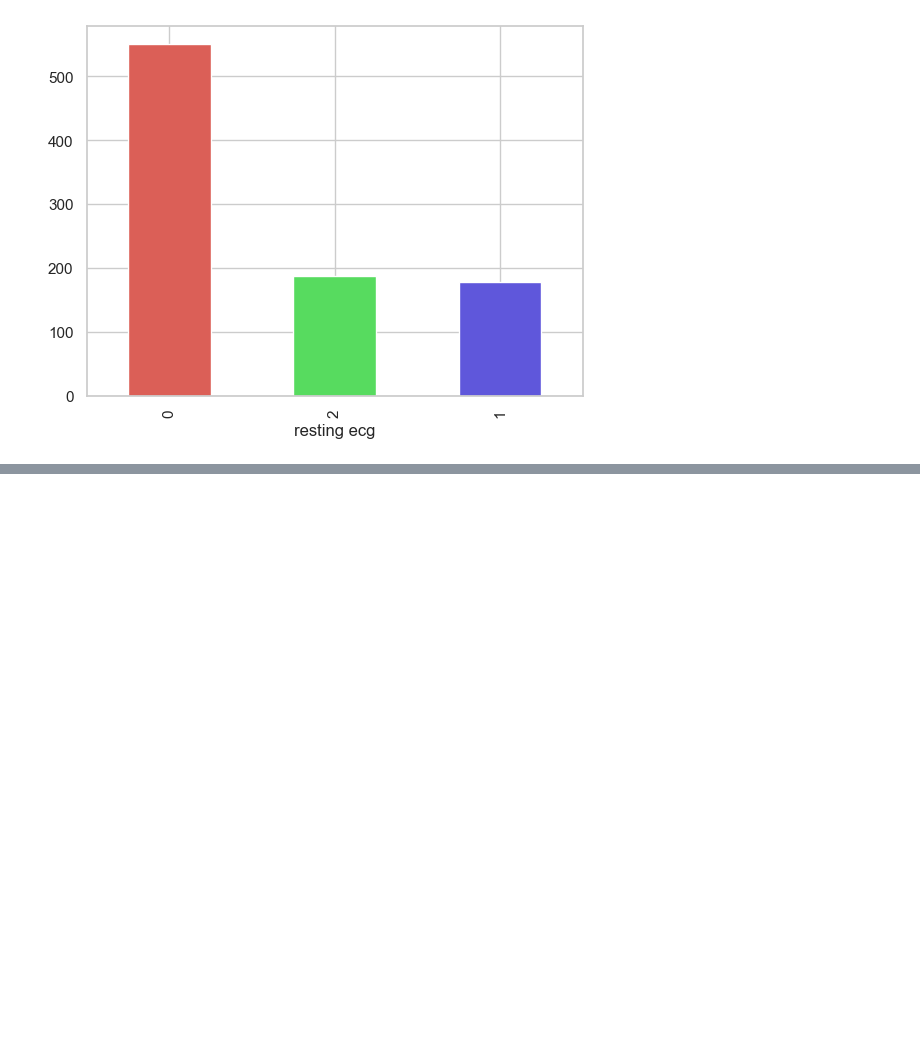
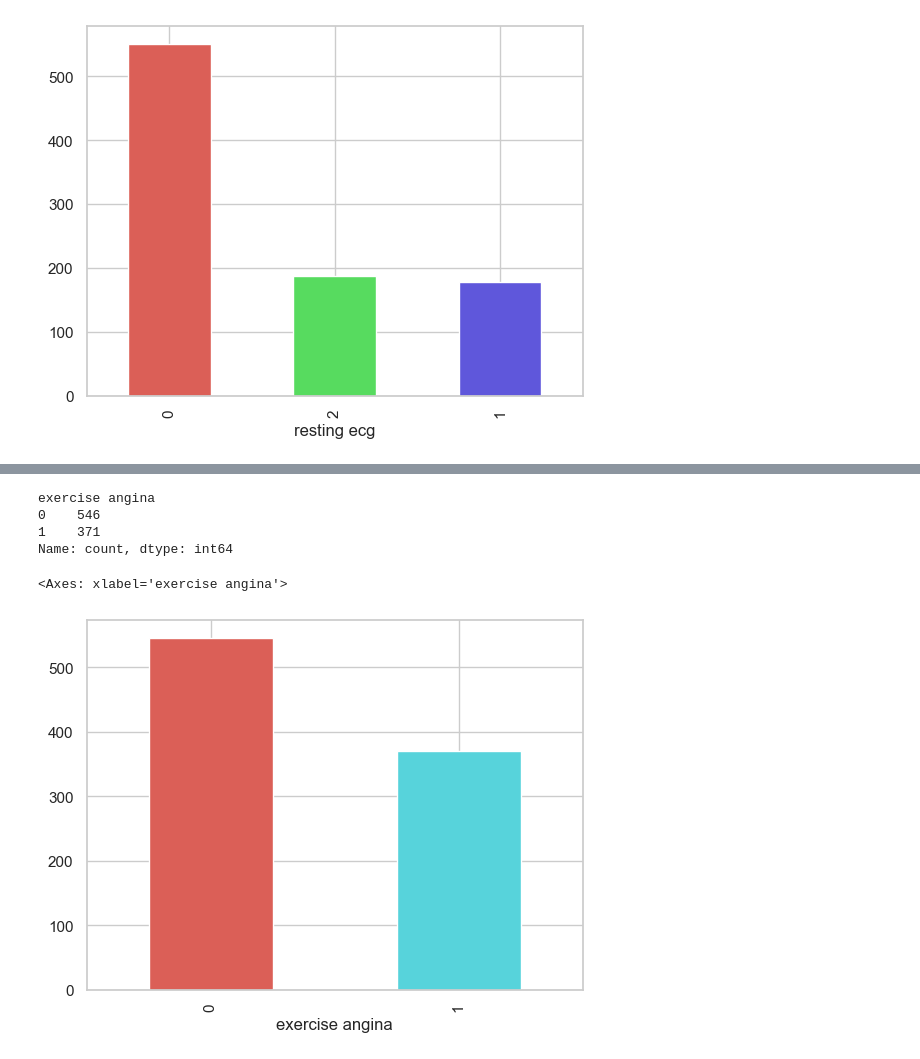
Before and after one commit to pauljo13/Heart-Disease-AI-kaggle, a Jupyter notebook: hd.ipynb, the cells around one changed output, grey strips where cells are left out. Saved outputs shown, nothing was run; the diff lists cells and outputs as text; code cells hidden in the pictures; blank space fills up the shorter version.

```diff
--- a/hd.ipynb
+++ b/hd.ipynb
@@ -343,0 +357,28 @@ Name: count, dtype: int64
+# %%
+# exercise angina 운동 유발성 협심증
+# 1 = yes; 0 = no
+"""
+"운동 유발성 협심증"은 심장에 충분한 산소가 공급되지 않을 때 발생하는 흉통(가슴 통증)의 일종입니다. 운동이나 심한 신체 활동 동안 심장은 더 많은 산소를 필요로 하기 때문에, 혈관이 좁아져 있거나 막혀 있으면 적절한 양의 혈액이 심장으로 흘러 들어가지 못해 통증을 유발합니다.
+
+운동 유발성 협심증의 주요 특징:
+통증의 성격: 일반적으로 가슴 중앙에 불편함이나 압박감, 답답함, 무거움 등의 형태로 느껴집니다.
+통증의 위치: 통증은 가슴뿐만 아니라 목, 턱, 어깨, 등 또는 팔로 퍼질 수 있습니다.
+발생 시기: 주로 신체 활동 중에 발생하며, 활동을 멈추면 통증이 사라지는 경향이 있습니다.
+기타 증상: 호흡곤란, 식은땀, 메스꺼움 등이 동반될 수 있습니다.
+
+진단 및 관리
+진단: 운동부하 검사, 관상동맥 조영술, 심장 초음파 등을 통해 진단할 수 있습니다.
+관리: 생활 습관의 변경, 약물 치료, 때로는 관상동맥 개입술이나 우회 수술이 필요할 수 있습니다.
+운동 유발성 협심증은 심혈관 질환의 경고 신호로 볼 수 있으므로, 이 증상이 나타나면 즉시 의학적 조언을 구하는 것이 중요합니다. 이는 심장에 지속적인 손상을 방지하고, 더 심각한 심장 사건을 예방할 수 있도록 도와줍니다.
+"""
+
+print(df["exercise angina"].value_counts())
+colors = sns.color_palette('hls',2)
+df["exercise angina"].value_counts().plot(kind="bar",color=colors)
+# %% [output]
+exercise angina
+0    546
+1    371
+Name: count, dtype: int64
+<Axes: xlabel='exercise angina'>
+[figure, added]
```
Also changed, not shown: parts of 32 cells of this notebook.
